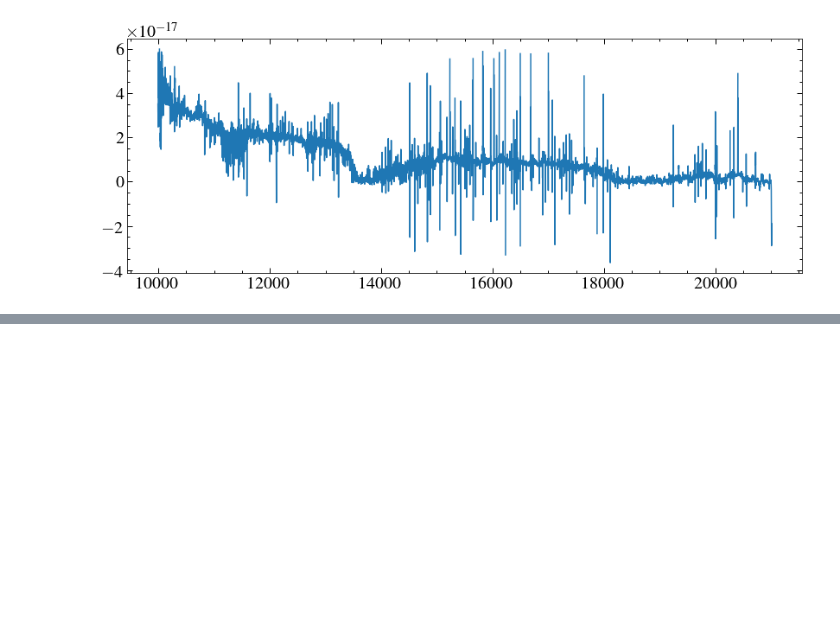
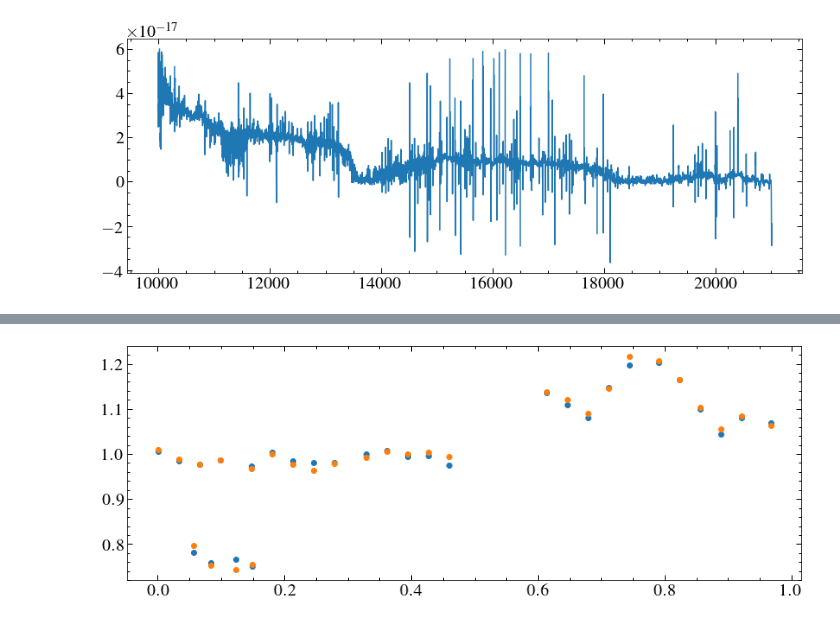
Before and after one commit to davidjwilson/wd-bd, a Jupyter notebook: nir.ipynb, the cells around one changed output, grey strips where cells are left out. Drawn from its saved outputs; the diff is of its cells as text; code cells hidden in the pictures; blank space fills up the shorter version.

```diff
--- a/nir.ipynb
+++ b/nir.ipynb
@@ -180,0 +200,31 @@ plt.errorbar(tf, fluxes, yerr=errors, marker='o', ls='none')
+# %%
+
+bps = ['2mass/j_bandpass.txt', '2mass/h_bandpass.txt']
+for bp in bps:
+    fluxes = []
+    errors= []
+    wb, tb = np.loadtxt(bp, unpack=True)
+    wb *= 10000
+   # print(len(wb), len(tb))
+    for s in spt:
+        wi, fi, ei = np.loadtxt(s, unpack=True, delimiter=',')
+        mask = (wi > wb[0]) & (wi < wb[-1])
+        wi, fi, ei = wi[mask], fi[mask], ei[mask]
+        fi= convolve(fi,Box1DKernel(4))
+        fi = sigma_clip(fi, 5)
+        ei = convolve(ei,Box1DKernel(4))/(4**0.5)
+        #print(len(wb))
+        wi, fi, ei = resample.bintogrid(wi, fi, unc=ei, newx=wb)
+      #  print(len(wb))
+        #fi = interp1d(wi, fi, fill_value='extrapolate')(wb)
+        #ei = interp1d(wi, ei, fill_value='extrapolate')(wb)
+        #print(len(wb), len(tb))
+        tbi = interp1d(wb, tb, fill_value='extrapolate')(wi)
+        fi *= tbi
+        #ei *= tbi
+        fluxes.append(np.trapz(fi, wi))
+        errors.append((np.trapz(ei**2, wi))**0.5)
+    plt.errorbar(tf, fluxes/np.median(fluxes), yerr=errors/np.median(fluxes), marker='o', ls='none')
+#plt.ylim(0, 3)
+# %% [output]
+[figure, added]
```
Also changed, not shown: parts of 7 cells of this notebook, 5 other files.
